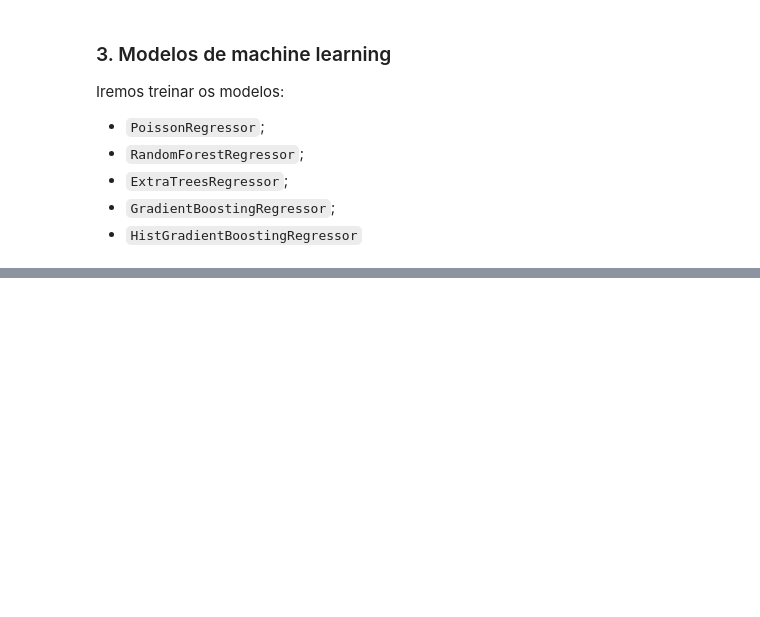
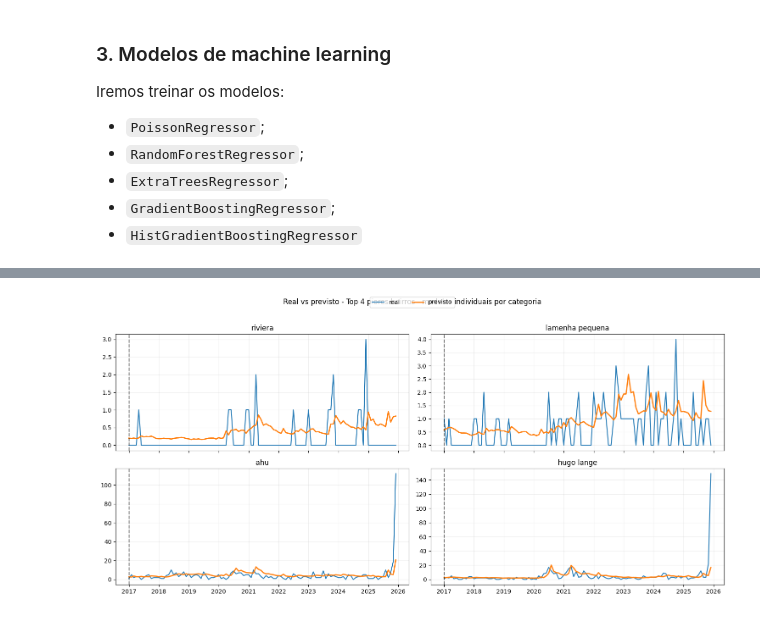
Before and after one commit to luizcaixeta/data-science-UTFPR, a Jupyter notebook: 02 - Analise exploratoria/src/07 - machine_learning/03_machine_learning.ipynb, the cells around one changed output, grey strips where cells are left out. Saved outputs shown, nothing was run; the diff lists cells and outputs as text; code cells hidden in the pictures; blank space fills up the shorter version.

```diff
--- a/02 - Analise exploratoria/src/07 - machine_learning/03_machine_learning.ipynb
+++ b/02 - Analise exploratoria/src/07 - machine_learning/03_machine_learning.ipynb
@@ -1317,0 +1841,8 @@ plt.show()
+# %%
+top4_piores_bairros_individual = (
+    avaliacao_bairro_individual
+    .sort_values('WAPE', ascending=False)
+    .head(4)
+    ['bairro']
+    .tolist()
+)
@@ -1317,0 +1911,7 @@ plt.show()
+# %%
+plot_real_previsto_bairros_individual(
+    top4_piores_bairros_individual,
+    'Real vs previsto - Top 4 piores bairros - modelos individuais por categoria'
+)
+# %% [output]
+[figure, added]
```
Also changed, not shown: parts of 70 cells of this notebook.
